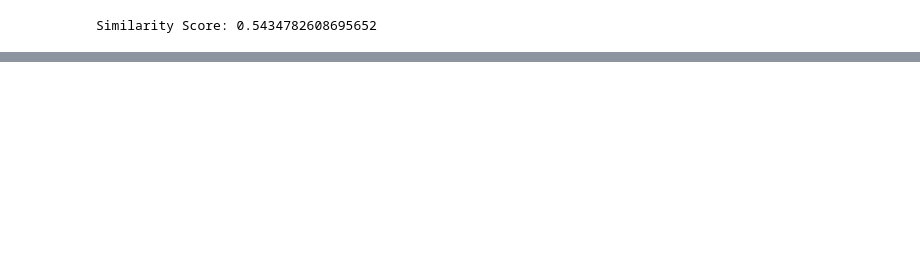
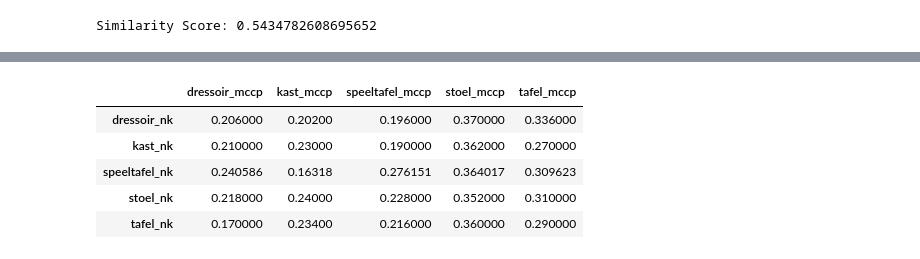
Before and after one commit to jacobjanwoord/Fearless-erfgoed, a Jupyter notebook: orb_playground.ipynb, the cells around one changed output, grey strips where cells are left out. Cells and saved outputs as stored; diff of their text form; code cells hidden in the pictures; blank space fills up the shorter version.

```diff
--- a/orb_playground.ipynb
+++ b/orb_playground.ipynb
@@ -101,0 +486,86 @@ visualize_keypoints(image_path)
+# %%
+import cv2
+import os
+import numpy as np
+
+def compute_similarity(image1_path, image2_path):
+    np.random.seed(42)
+    # Load the images in grayscale
+    img1 = cv2.imread(image1_path, cv2.IMREAD_GRAYSCALE)
+    img2 = cv2.imread(image2_path, cv2.IMREAD_GRAYSCALE)
+
+    if img1 is None or img2 is None:
+        raise ValueError("One or both of the image paths are invalid.")
+
+    # Initialize the ORB detector
+    orb = cv2.ORB_create()
+
+    # Find the keypoints and descriptors with ORB
+    kp1, des1 = orb.detectAndCompute(img1, None)
+    kp2, des2 = orb.detectAndCompute(img2, None)
+
+    # Use BFMatcher with default params
+    bf = cv2.BFMatcher(cv2.NORM_HAMMING)
+    # Match descriptors
+    matches = bf.match(des1, des2)
+    matches = sorted(matches, key=lambda x: x.distance)
+
+    # Apply RANSAC to find the best transformation
+    src_pts = np.float32([kp1[m.queryIdx].pt for m in matches]).reshape(-1, 1, 2)
+    dst_pts = np.float32([kp2[m.trainIdx].pt for m in matches]).reshape(-1, 1, 2)
+
+    # Use RANSAC to find the best transformation matrix
+    M, mask = cv2.findHomography(src_pts, dst_pts, cv2.RANSAC, 50)
+
+    # Calculate the number of inliers
+    num_inliers = np.sum(mask)
+
+    # Compute the similarity score based on the number of inliers
+    similarity_score = num_inliers / len(matches)
+    return similarity_score
+
+
+def compute_similarities_testsets(munich_testset, nk_testset,
+                                  munich_path="munich_testset",
+                                  nk_path="nk_testset"):
+    """
+    This function takes four arguments:
+    - munich_testset, which contains grayscaled images from the Munich database.
+    - nk_testset, which contains grayscaled images from the NK collection API.
+    - munich path, the path to the directory of the Munich images.
+    - nk_path, the path to the directory of the NK images.
+
+    It then computes the similarity using ORB features.
+    It then saves the similarity and the two images as key-value pairs in a dictionary.
+    """
+
+    similarities = {}
+    for nk_img in nk_testset:
+        nk_img_path = os.path.join(nk_path, nk_img)
+        for munich_img in munich_testset:
+            munich_img_path = os.path.join(munich_path, munich_img)
+            try:
+                similarity = compute_similarity(nk_img_path, munich_img_path)
+                similarities[(nk_img, munich_img)] = similarity
+            except ValueError as e:
+                print(e)
+
+    return similarities
+
+# Example usage:
+nk_path = "nk_testset"
+munich_path = "munich_testset"
+
+if not os.path.exists(nk_path):
+    raise FileNotFoundError(f"The path {nk_path} does not exist.")
+if not os.path.exists(munich_path):
+    raise FileNotFoundError(f"The path {munich_path} does not exist.")
+
+nk_testset = os.listdir(nk_path)
+munich_testset = os.listdir(munich_path)
+
+sims = compute_similarities_testsets(munich_testset, nk_testset, munich_path, nk_path)
+print(sims)
+
+get_table(sims)
+# %% [output]
@@ -101,0 +573,6 @@ visualize_keypoints(image_path)
+|  | dressoir_mccp | kast_mccp | speeltafel_mccp | stoel_mccp | tafel_mccp |
+| dressoir_nk | 0.206000 | 0.20200 | 0.196000 | 0.370000 | 0.336000 |
+| kast_nk | 0.210000 | 0.23000 | 0.190000 | 0.362000 | 0.270000 |
+| speeltafel_nk | 0.240586 | 0.16318 | 0.276151 | 0.364017 | 0.309623 |
+| stoel_nk | 0.218000 | 0.24000 | 0.228000 | 0.352000 | 0.310000 |
+| tafel_nk | 0.170000 | 0.23400 | 0.216000 | 0.360000 | 0.290000 |
```
Also changed, not shown: parts of 10 cells of this notebook, 1 other file.
